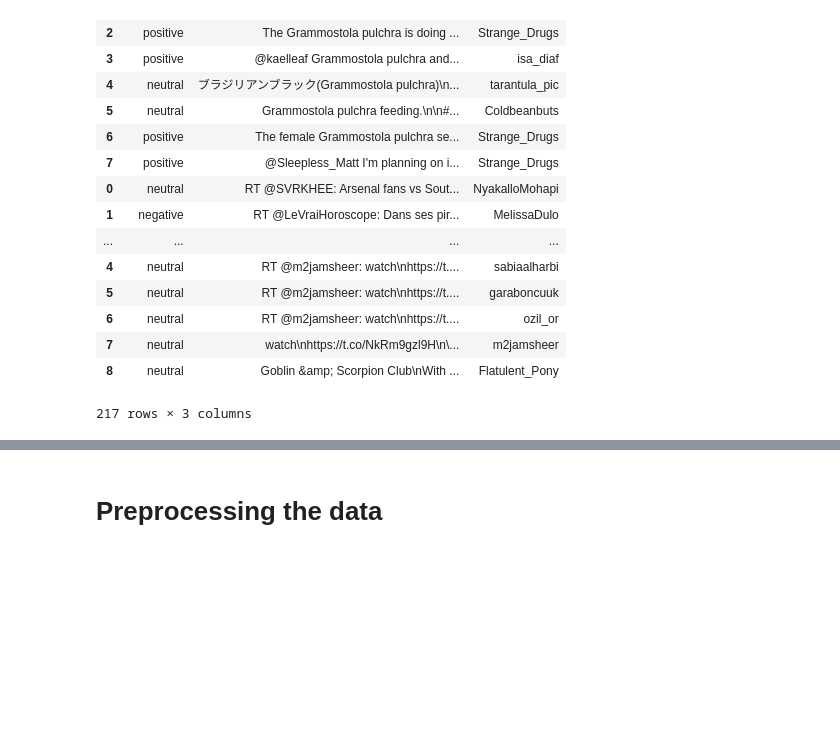
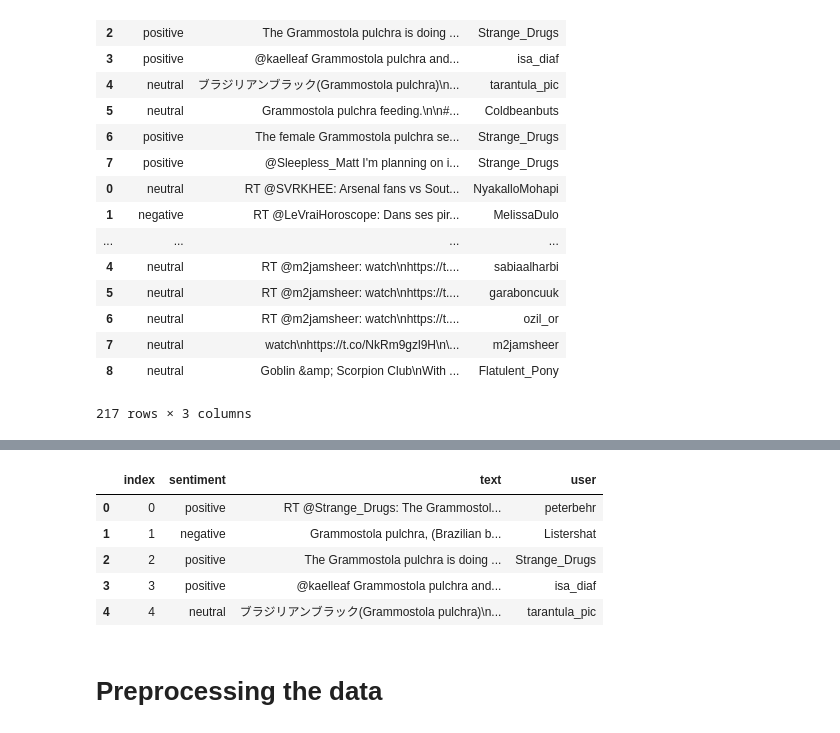
Before and after one commit to InnovativeCoder/Z_hack2k17, a Jupyter notebook: Data_collecion_and Preprocessing/model.ipynb, the cells around one changed output, grey strips where cells are left out. Saved outputs shown, nothing was run; the diff lists cells and outputs as text; code cells hidden in the pictures; blank space fills up the shorter version.

```diff
--- a/Data_collecion_and Preprocessing/model.ipynb
+++ b/Data_collecion_and Preprocessing/model.ipynb
@@ -105,5 +84,14 @@ final
 # %%
 final = final.reset_index()
+# %%
+final.head()
+# %% [output]
+|  | index | sentiment | text | user |
+| 0 | 0 | positive | RT @Strange_Drugs: The Grammostol... | peterbehr |
+| 1 | 1 | negative | Grammostola pulchra, (Brazilian b... | Listershat |
+| 2 | 2 | positive | The Grammostola pulchra is doing ... | Strange_Drugs |
+| 3 | 3 | positive | @kaelleaf Grammostola pulchra and... | isa_diaf |
+| 4 | 4 | neutral | ブラジリアンブラック(Grammostola pulchra)\n... | tarantula_pic |
 # %% [markdown]
 # Preprocessing the data
 # %%
```
Also changed, not shown: parts of 19 cells of this notebook, 1 other file.
